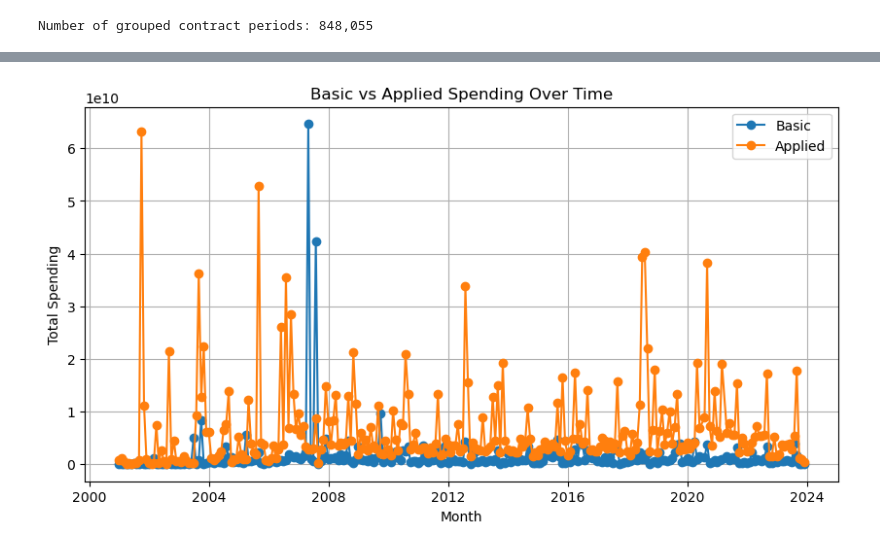
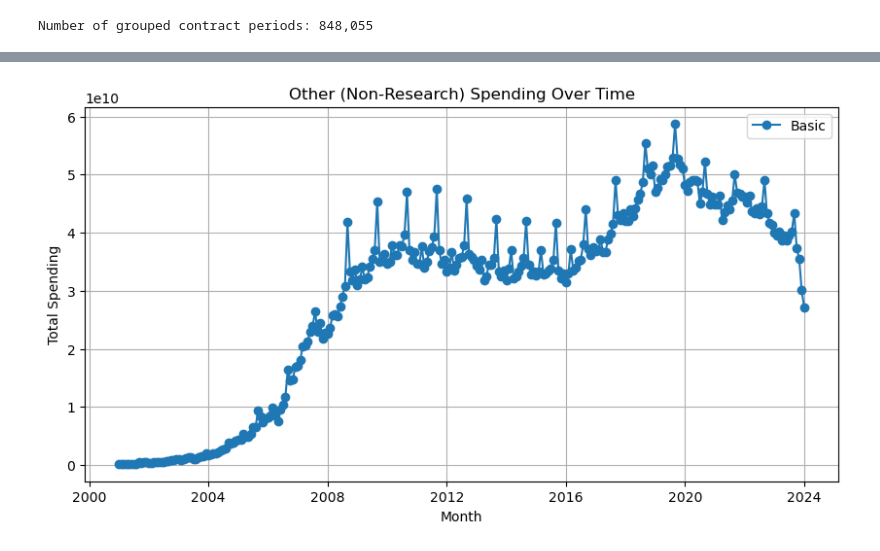
Before and after one commit to Robert-T-Remuszka/GovRnD, a Jupyter notebook: code/contract_data_work.ipynb, the cells around one changed output, grey strips where cells are left out. Saved outputs shown, nothing was run; the diff lists cells and outputs as text; code cells hidden in the pictures.

```diff
--- a/code/contract_data_work.ipynb
+++ b/code/contract_data_work.ipynb
@@ -243,0 +349,16 @@ RD_describe = RD_describe[
+# %%
+local_merge_other["period_of_performance_start_date"] = pd.to_datetime(
+    local_merge_other["period_of_performance_start_date"], errors='coerce'
+)
+local_merge_other["period_of_performance_current_end_date"] = pd.to_datetime(
+    local_merge_other["period_of_performance_current_end_date"], errors='coerce'
+)
+local_merge_other["action_date"] = pd.to_datetime(
+    local_merge_other["action_date"], errors='coerce'
+)
+
+local_merge_other = local_merge_other[
+    (local_merge_other["action_date"] < "2025-01-01") &
+    (local_merge_other["period_of_performance_start_date"] < "2025-01-01") &
+    (local_merge_other["period_of_performance_current_end_date"] < "2100-01-01")
+]
@@ -297,3 +469,5 @@ def build_county_spending_timeseries_wide_fast(
 RD_across_time = build_county_spending_timeseries_wide_fast(RD_describe)
 # %% [output]
 Number of grouped contract periods: 848,055
+# %%
+other_across_time = build_county_spending_timeseries_wide_fast(local_merge_other, use_activity_col=False, amount_col = "federal_action_obligation_psc")
@@ -300,3 +546,4 @@ Number of grouped contract periods: 848,055
 # %%
 # Cutting to dates we care about
 RD_across_time_cut = RD_across_time[(RD_across_time["month"]>="2001-01-01") & (RD_across_time["month"]<="2024-01-01")]
+other_across_time = other_across_time[(other_across_time["month"]>="2001-01-01") & (other_across_time["month"]<="2024-01-01")]
@@ -344,3 +577,22 @@ See the caveats in the documentation: https://pandas.pydata.org/pandas-docs/stab
+# %%
+#Making a lil plot 2
+# Make sure your time column is datetime
+other_across_time['month'] = pd.to_datetime(other_across_time['month'])
+
+# Aggregate sums per month
+monthly_sum = other_across_time.groupby('month')['spending'].sum().reset_index()
+
+# Plot
+plt.figure(figsize=(10,5))
+plt.plot(monthly_sum['month'], monthly_sum['spending'], label='Basic', marker='o')
+plt.xlabel('Month')
+plt.ylabel('Total Spending')
+plt.title('Other (Non-Research) Spending Over Time')
+plt.legend()
+plt.grid(True)
+plt.show()
+# %% [output]
+[figure, added]
 # %%
 # Code that aggregates contract into the sum of their lifetime obligations (tall)
 
@@ -408,23 +660,3 @@ agg_county_research_wide = agg_county_research_tall.pivot_table(
 
 # Optional: flatten column names
 agg_county_research_wide.columns.name = None
-# %%
-#Making a lil plot
-# Make sure your time column is datetime
-agg_county_research_wide['year_month'] = pd.to_datetime(agg_county_research_wide['year_month'])
-
-# Aggregate sums per month
-monthly_sum = agg_county_research_wide.groupby('year_month')[['basic', 'applied']].sum().reset_index()
-
-# Plot
-plt.figure(figsize=(10,5))
-plt.plot(monthly_sum['year_month'], monthly_sum['basic'], label='Basic', marker='o')
-plt.plot(monthly_sum['year_month'], monthly_sum['applied'], label='Applied', marker='o')
-plt.xlabel('Month')
-plt.ylabel('Total Spending')
-plt.title('Basic vs Applied Spending Over Time')
-plt.legend()
-plt.grid(True)
-plt.show()
-# %% [output]
-[figure, removed]
```
Also changed, not shown: parts of 43 cells of this notebook.
